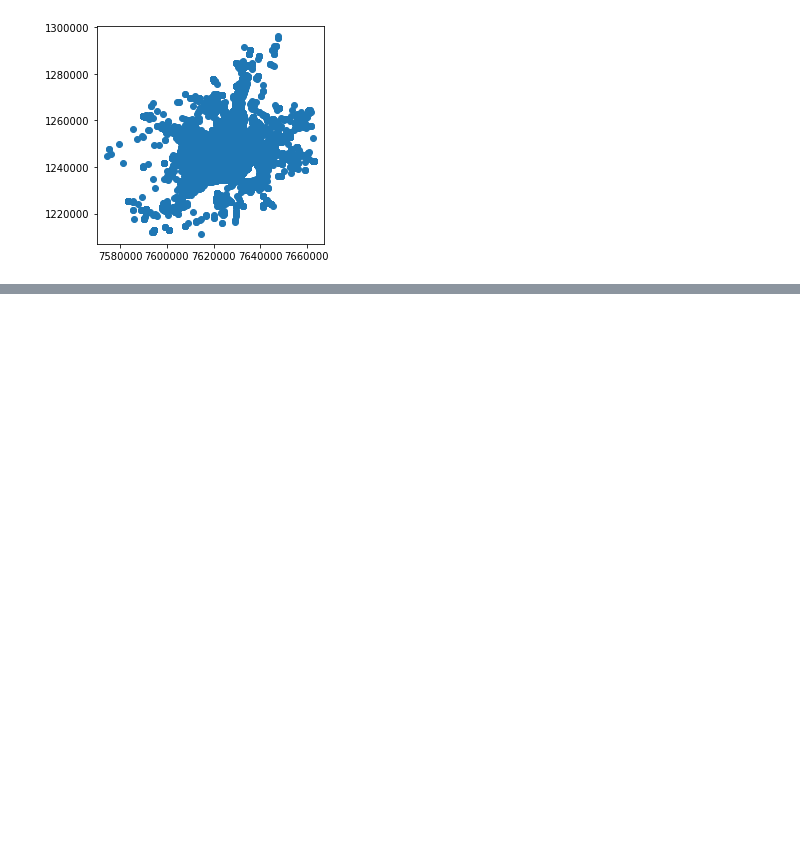
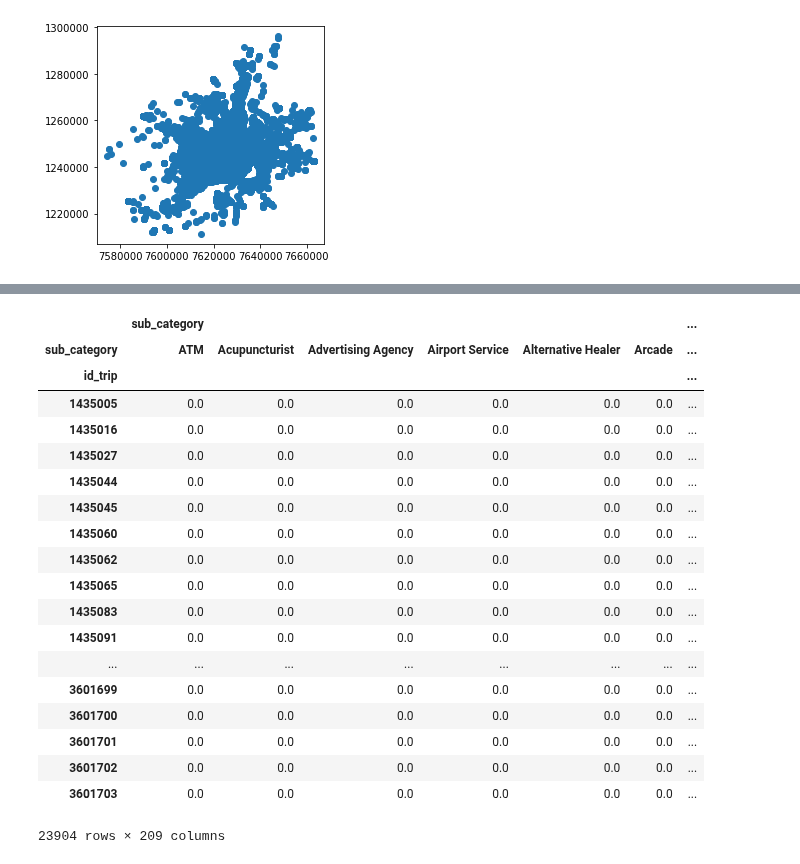
Before and after one commit to Thomasjkeel/Trip_Purpose_Classification, a Jupyter notebook: Notebooks/preprocessing/metric_creation/land_use_poi.ipynb, the cells around one changed output, grey strips where cells are left out. Drawn from its saved outputs; the diff is of its cells as text; code cells hidden in the pictures; blank space fills up the shorter version.

```diff
--- a/Notebooks/preprocessing/metric_creation/land_use_poi.ipynb
+++ b/Notebooks/preprocessing/metric_creation/land_use_poi.ipynb
@@ -395,0 +483,25 @@ poi_and_end.rename(columns={'categories_name':'count'}).reset_index()
+# %%
+unstacked_pois = poi_and_end.unstack()
+# %%
+unstacked_pois.fillna(0)
+# %% [output]
+|  | sub_category |  |  |  |  |  | ... |
+| sub_category | ATM | Acupuncturist | Advertising Agency | Airport Service | Alternative Healer | Arcade | ... |
+| id_trip |  |  |  |  |  |  | ... |
+| 1435005 | 0.0 | 0.0 | 0.0 | 0.0 | 0.0 | 0.0 | ... |
+| 1435016 | 0.0 | 0.0 | 0.0 | 0.0 | 0.0 | 0.0 | ... |
+| 1435027 | 0.0 | 0.0 | 0.0 | 0.0 | 0.0 | 0.0 | ... |
+| 1435044 | 0.0 | 0.0 | 0.0 | 0.0 | 0.0 | 0.0 | ... |
+| 1435045 | 0.0 | 0.0 | 0.0 | 0.0 | 0.0 | 0.0 | ... |
+| 1435060 | 0.0 | 0.0 | 0.0 | 0.0 | 0.0 | 0.0 | ... |
+| 1435062 | 0.0 | 0.0 | 0.0 | 0.0 | 0.0 | 0.0 | ... |
+| 1435065 | 0.0 | 0.0 | 0.0 | 0.0 | 0.0 | 0.0 | ... |
+| 1435083 | 0.0 | 0.0 | 0.0 | 0.0 | 0.0 | 0.0 | ... |
+| 1435091 | 0.0 | 0.0 | 0.0 | 0.0 | 0.0 | 0.0 | ... |
+| ... | ... | ... | ... | ... | ... | ... | ... |
+| 3601699 | 0.0 | 0.0 | 0.0 | 0.0 | 0.0 | 0.0 | ... |
+| 3601700 | 0.0 | 0.0 | 0.0 | 0.0 | 0.0 | 0.0 | ... |
+| 3601701 | 0.0 | 0.0 | 0.0 | 0.0 | 0.0 | 0.0 | ... |
+| 3601702 | 0.0 | 0.0 | 0.0 | 0.0 | 0.0 | 0.0 | ... |
+| 3601703 | 0.0 | 0.0 | 0.0 | 0.0 | 0.0 | 0.0 | ... |
+23904 rows × 209 columns
```
Also changed, not shown: parts of 13 cells of this notebook, 3 other files.
